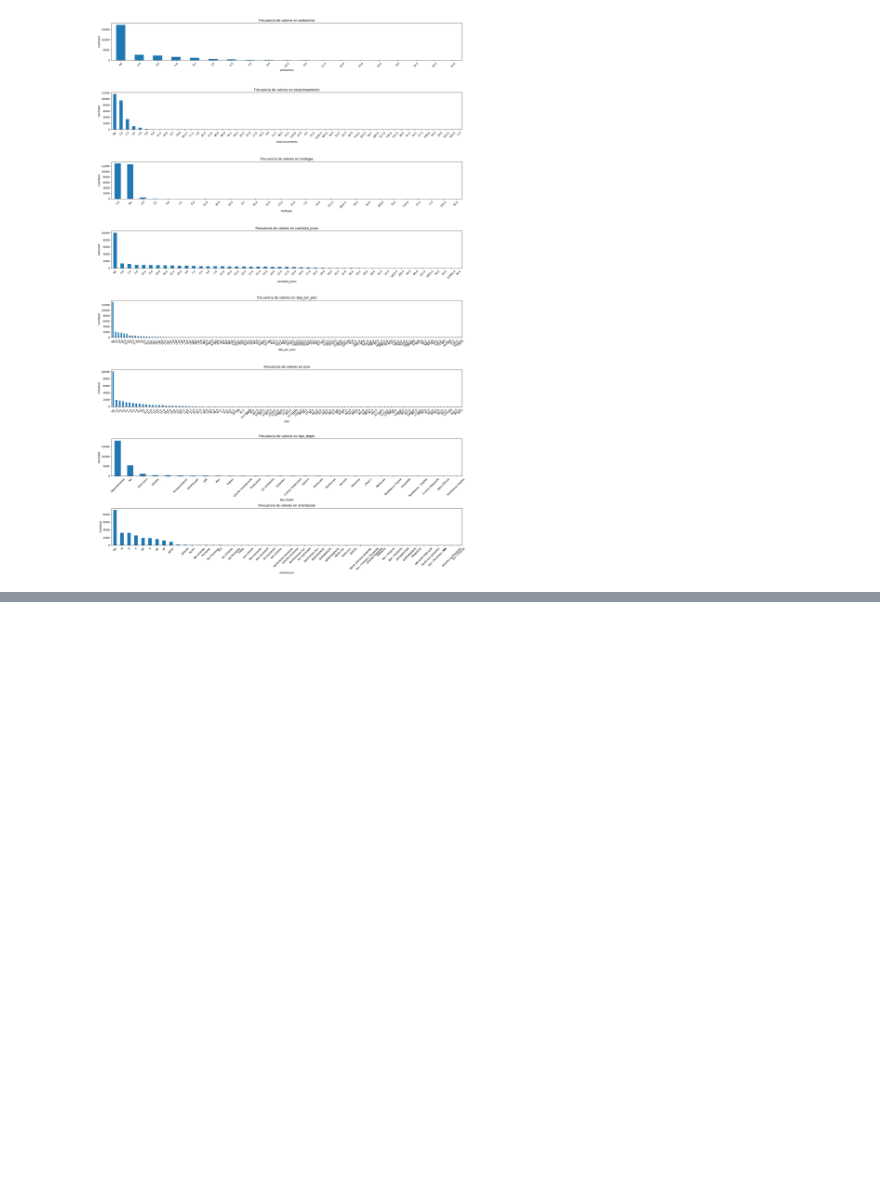
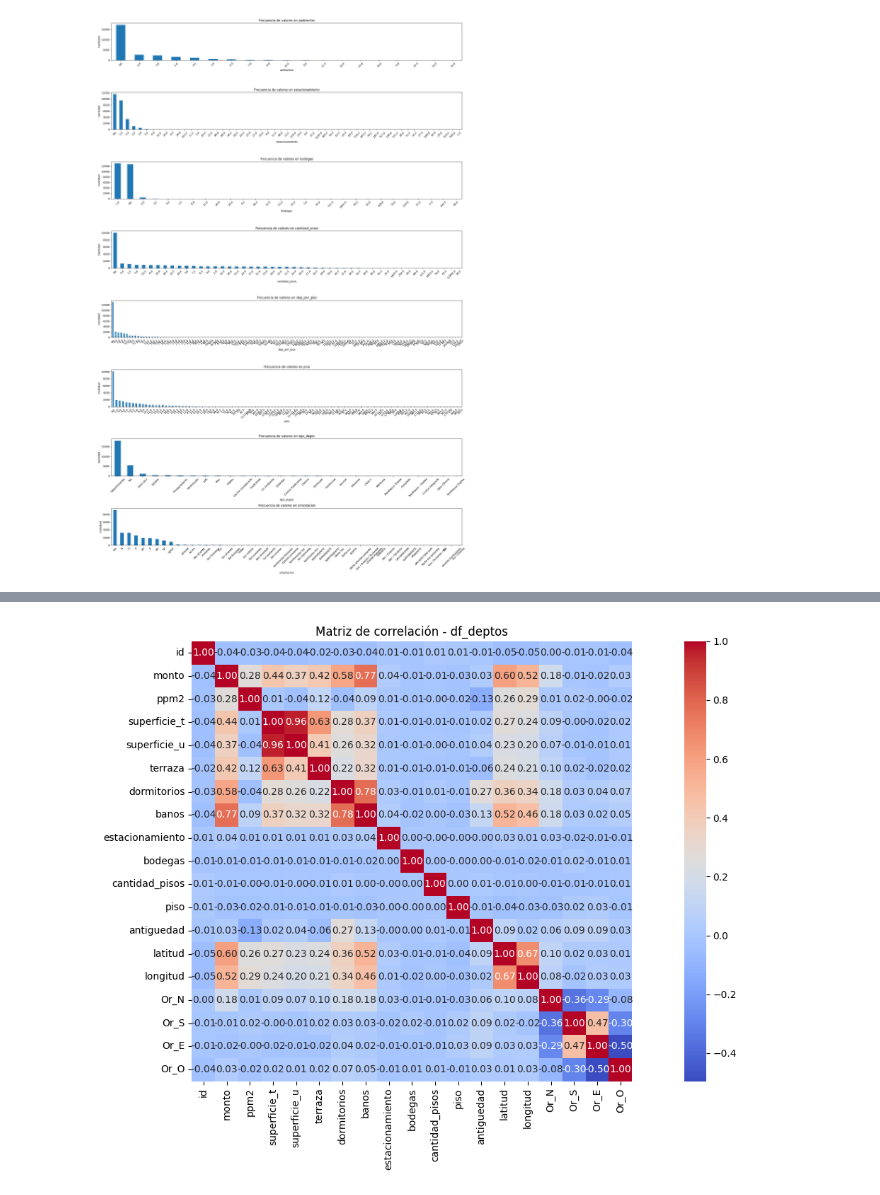
Before and after one commit to AlonsoDS/Proyecto_titulo, a Jupyter notebook: WebScraper/Analisis_dataset_deptos.ipynb, the cells around one changed output, grey strips where cells are left out. Drawn from its saved outputs; the diff is of its cells as text; code cells hidden in the pictures; blank space fills up the shorter version.

```diff
--- a/WebScraper/Analisis_dataset_deptos.ipynb
+++ b/WebScraper/Analisis_dataset_deptos.ipynb
@@ -5,7 +6,8 @@ import matplotlib.pyplot as plt
 pd.options.display.max_columns = None
 pd.set_option('display.float_format', '{:.2f}'.format)
 # %%
-df = pd.read_csv('Datasets\deptos.csv')
+#df = pd.read_csv('Datasets\deptos.csv')
+df = pd.read_csv('Datasets\deptos_en_limpieza.csv')
 # %%
 df.info()
 # %% [output]
@@ -103,7 +105,9 @@ array([11200, 17490, 21000, ...,  2208,  1694,  2324], dtype=int64)
 ##### Las demás columnas requieren más análisis
 # %%
 # Borramos las columnas mencionadas
-df.drop(columns=["ubicacion", "direccion_num", "region", "pais", "fecha_consultado", "fecha_publicado", "gastos_comunes", "link", "nombre", "ppm2_avg", "divisa"], inplace=True)
+#df.drop(columns=["ubicacion", "direccion_num", "region", "pais", "fecha_consultado", "fecha_publicado", "gastos_comunes", "link", "nombre", "ppm2_avg", "divisa"], inplace=True)
+#df.drop(columns=["ambientes", "dep_por_piso"], inplace=True)
+#df.drop(columns=["orientacion"], inplace=True)
 # %%
 df.info()
 # %% [output]
@@ -188,3 +192,21 @@ df.describe()
 | 50% | 2751955500.00 | 3913.00 | 70.00 | 65.00 | 60.00 | 6.00 | 3.00 | 2.00 | 2.00 | ... |
 | 75% | 2850891501.00 | 8600.00 | 92.00 | 115.00 | 100.00 | 20.00 | 4.00 | 3.00 | 2.00 | ... |
 | max | 2864912270.00 | 158000.00 | 65000.00 | 292675.00 | 66635.00 | 32543.00 | 37.00 | 37.00 | 43.00 | ... |
+# %%
+df_dropna = df.dropna().copy()
+# %%
+import pandas as pd
+import seaborn as sns
+import matplotlib.pyplot as plt
+
+# Crear matriz de correlación
+correlation_matrix = df_dropna.corr(numeric_only=True)
+
+# Graficar la matriz de correlación
+plt.figure(figsize=(15, 8))
+sns.heatmap(correlation_matrix, annot=True, fmt=".2f", cmap="coolwarm", square=True)
+plt.title("Matriz de correlación - df_deptos")
+plt.tight_layout()
+plt.show()
+# %% [output]
+[figure, added]
```
Also changed, not shown: parts of 15 cells of this notebook, 2 other files.
